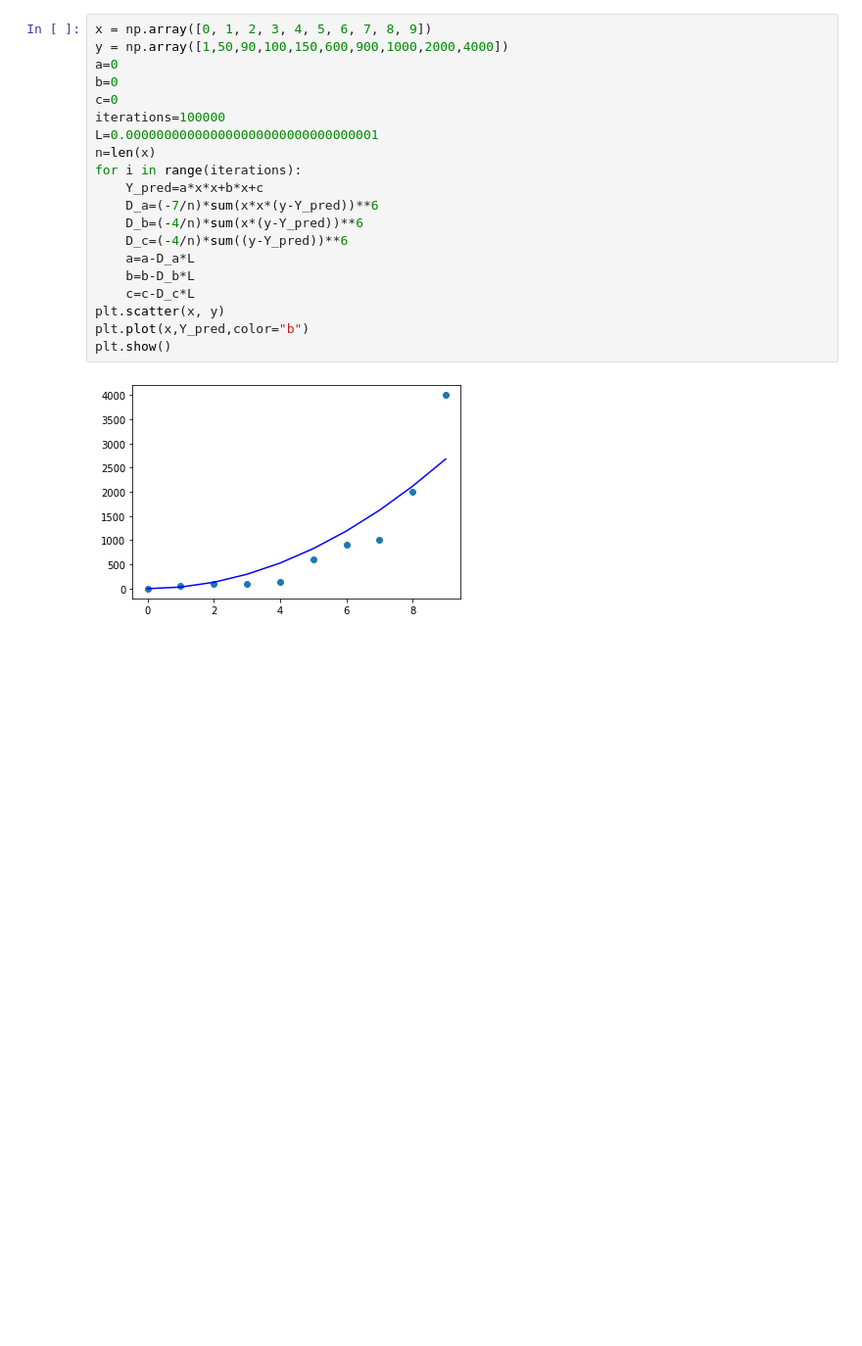
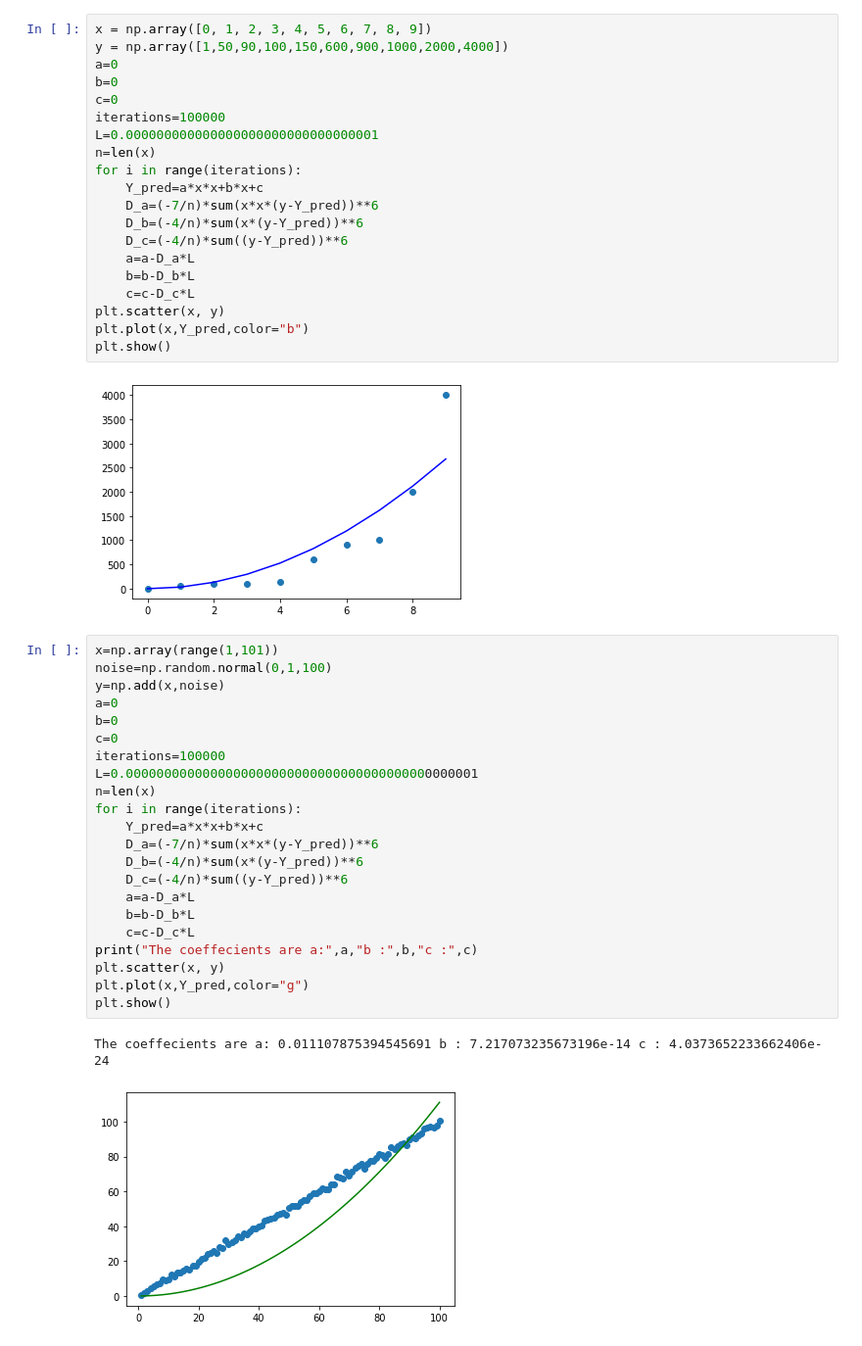
Before and after one commit to dhruv-29/PCLUB-TASKS, a Jupyter notebook: Task 1(d).ipynb, the cells around one changed output. Shown at 98% size. Cells and saved outputs as stored; diff of their text form; blank space fills up the shorter version.

```diff
--- a/Task 1(d).ipynb
+++ b/Task 1(d).ipynb
@@ -24,3 +24,28 @@ plt.plot(x,Y_pred,color="b")
 plt.show()
 # %% [output]
 [figure]
+# %%
+x=np.array(range(1,101))
+noise=np.random.normal(0,1,100)
+y=np.add(x,noise)
+a=0
+b=0
+c=0
+iterations=100000
+L=0.0000000000000000000000000000000000000000000001
+n=len(x)
+for i in range(iterations):
+    Y_pred=a*x*x+b*x+c
+    D_a=(-7/n)*sum(x*x*(y-Y_pred))**6
+    D_b=(-4/n)*sum(x*(y-Y_pred))**6
+    D_c=(-4/n)*sum((y-Y_pred))**6
+    a=a-D_a*L
+    b=b-D_b*L
+    c=c-D_c*L
+print("The coeffecients are a:",a,"b :",b,"c :",c)
+plt.scatter(x, y)
+plt.plot(x,Y_pred,color="g")
+plt.show()
+# %% [output]
+The coeffecients are a: 0.011107875394545691 b : 7.217073235673196e-14 c : 4.0373652233662406e-24
+[figure, added]
```
Also changed, not shown: 6 other files.
